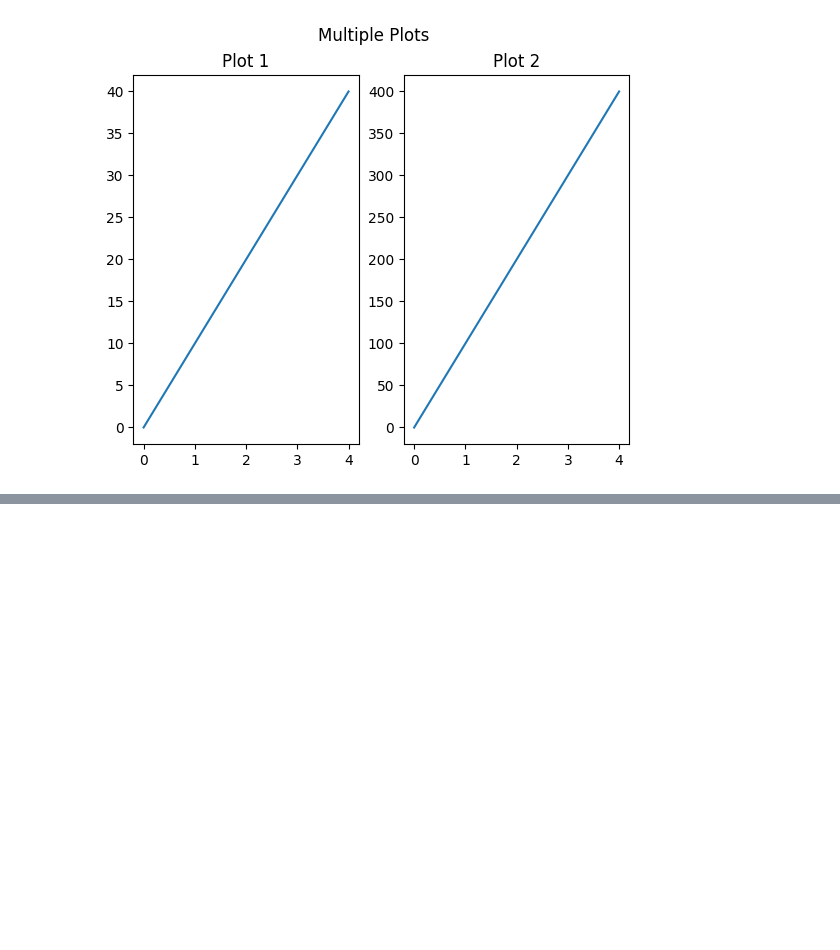
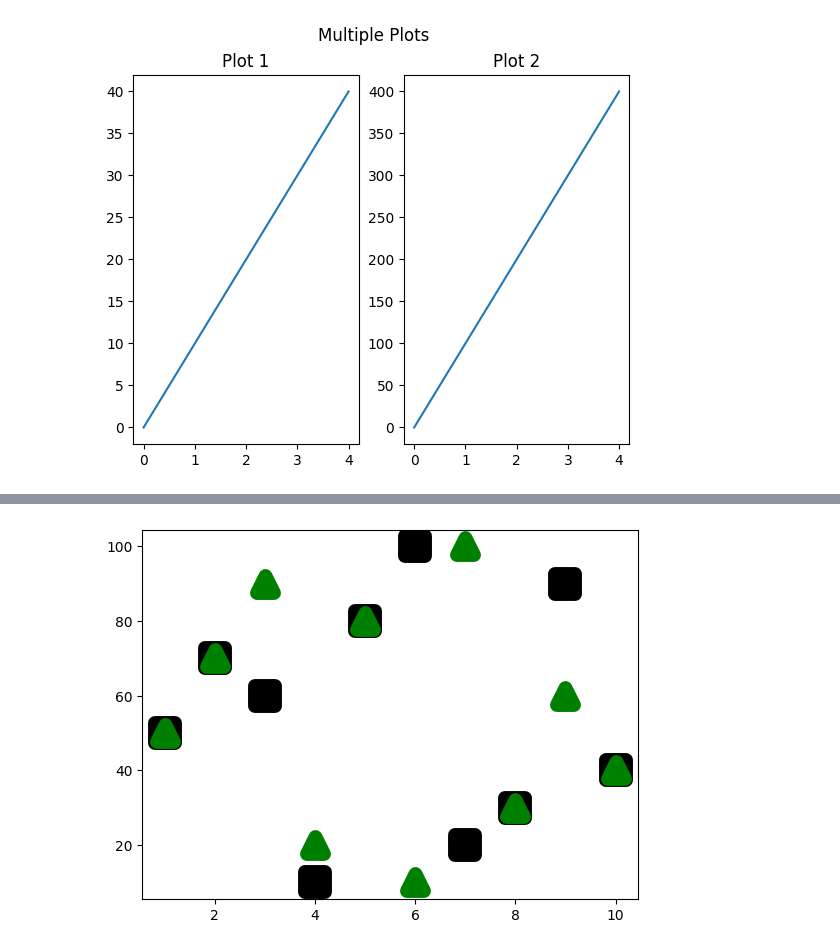
Before and after one commit to sbborusu/530pm_Agentic_Ai_Batch_7thApril, a Jupyter notebook: Matplotlib.ipynb, the cells around one changed output, grey strips where cells are left out. Cells and saved outputs as stored; diff of their text form; code cells hidden in the pictures; blank space fills up the shorter version.

```diff
--- a/Matplotlib.ipynb
+++ b/Matplotlib.ipynb
@@ -872,0 +844,16 @@ plt.show()
+# %%
+import matplotlib.pyplot as plt
+import random
+x = [1,2,3,4,5,6,7,8,9,10]
+y = [10,20,30,40,50,60,70,80,90,100]
+random.shuffle(y)
+plt.scatter(x,y, color="black", marker="s", s=200, linewidth=10)
+
+x1 = [1,2,3,4,5,6,7,8,9,10]
+y1 = [10,20,30,40,50,60,70,80,90,100]
+random.shuffle(y1)
+plt.scatter(x1,y1, color="green", marker='^', s=150, linewidth=10)
+
+plt.show()
+# %% [output]
+[figure, added]
```
Also changed, not shown: parts of 39 cells of this notebook.
